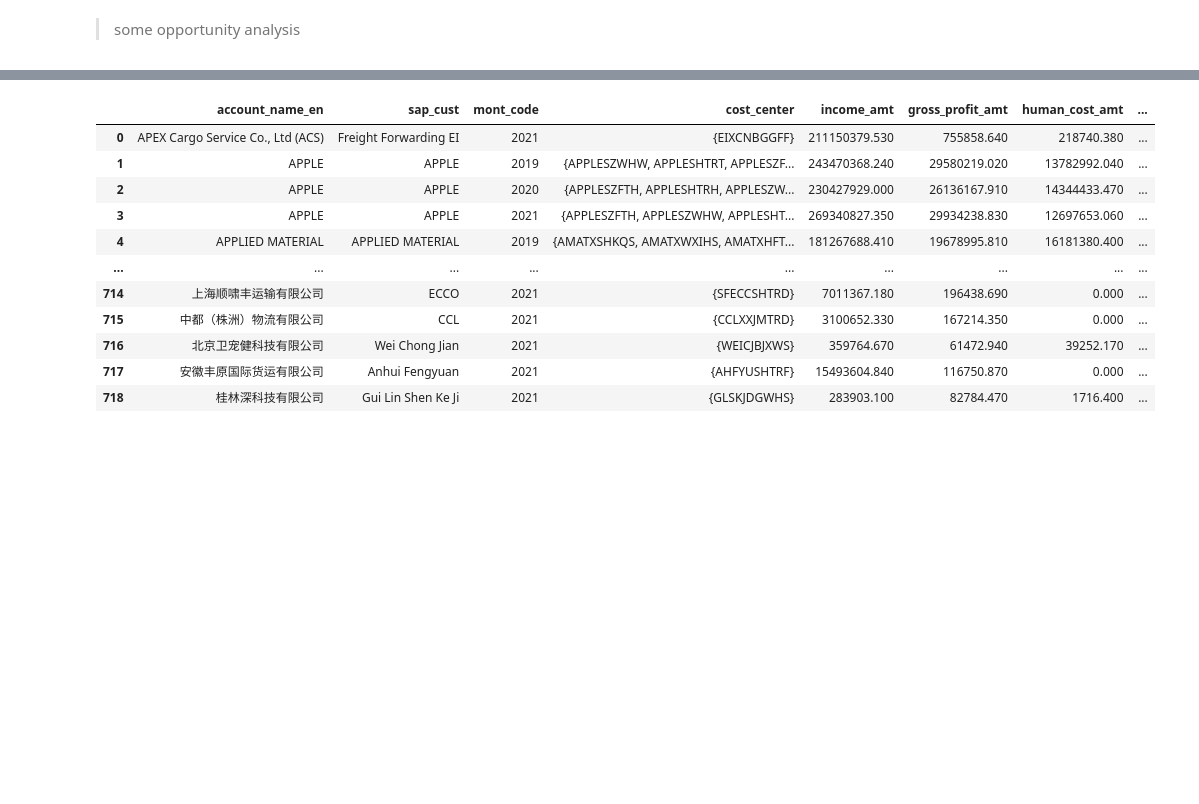
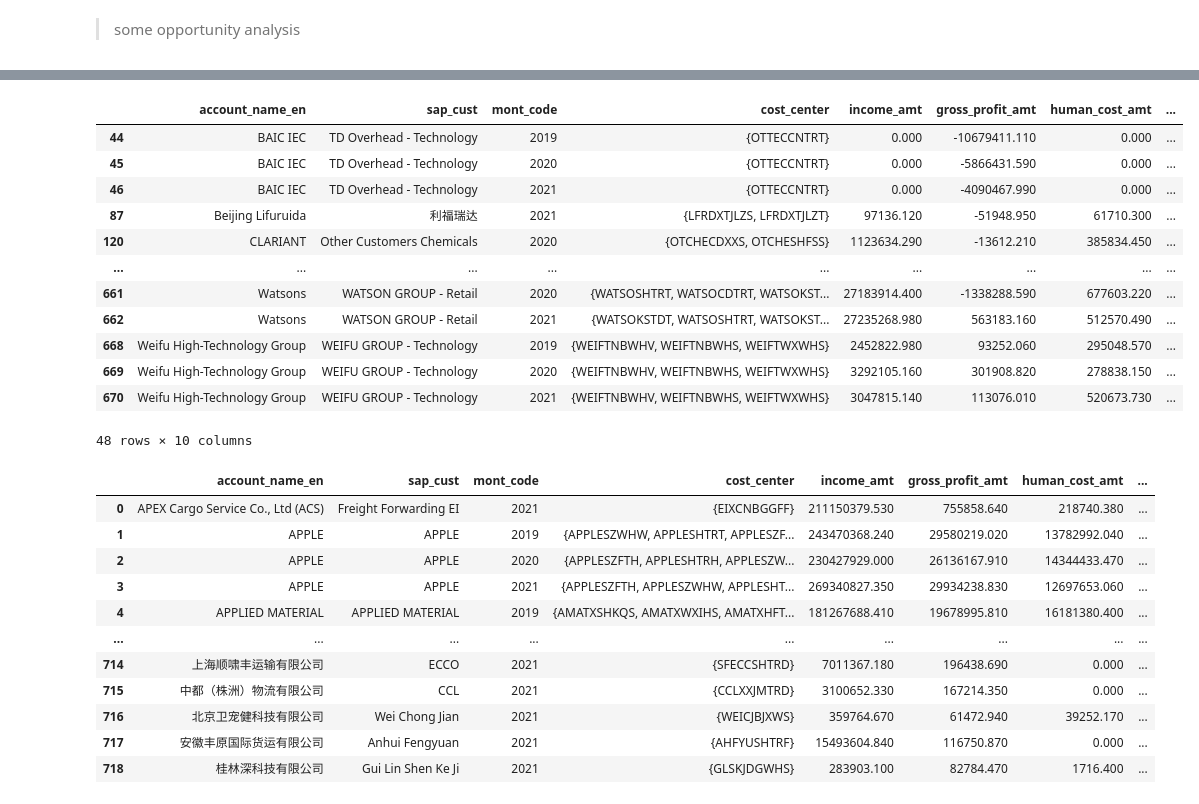
Before and after one commit to fyenne/play8_paint, a Jupyter notebook: pred.ipynb, the cells around one changed output, grey strips where cells are left out. Saved outputs shown, nothing was run; the diff lists cells and outputs as text; code cells hidden in the pictures; blank space fills up the shorter version.

```diff
--- a/pred.ipynb
+++ b/pred.ipynb
@@ -300,8 +356,10 @@ op2 = op2.drop(monlist, axis = 1 )
 # %%
 """
 多行op 匹配单行的sap
-时间节点要用 actual go live. 对应当月的sap财务状况.
+时间节点要用 actual go live 的yr. 对应当月的sap财务状况.
+
 """
-op_sap = op2.merge(
+sap['mont_code'] = sap['mont_code'].astype(int)
+op_sap = op_all.merge(
     sap, on = ['account_name_en', 'mont_code'], how = 'right'
-    ).sort_values(['account_name_en', 'mont_code'])
+    ).sort_values(['account_name_en', 'mont_code']);op_sap.shape
@@ -308,3 +378,19 @@ op_sap = op2.merge(
+# %%
+sap[sap.duplicated(['account_name_en', 'mont_code'])]
+# %% [output]
+|  | account_name_en | sap_cust | mont_code | cost_center | income_amt | gross_profit_amt | human_cost_amt | ... |
+| 44 | BAIC IEC | TD Overhead - Technology | 2019 | {OTTECCNTRT} | 0.000 | -10679411.110 | 0.000 | ... |
+| 45 | BAIC IEC | TD Overhead - Technology | 2020 | {OTTECCNTRT} | 0.000 | -5866431.590 | 0.000 | ... |
+| 46 | BAIC IEC | TD Overhead - Technology | 2021 | {OTTECCNTRT} | 0.000 | -4090467.990 | 0.000 | ... |
+| 87 | Beijing Lifuruida | 利福瑞达 | 2021 | {LFRDXTJLZS, LFRDXTJLZT} | 97136.120 | -51948.950 | 61710.300 | ... |
+| 120 | CLARIANT | Other Customers Chemicals | 2020 | {OTCHECDXXS, OTCHESHFSS} | 1123634.290 | -13612.210 | 385834.450 | ... |
+| ... | ... | ... | ... | ... | ... | ... | ... | ... |
+| 661 | Watsons | WATSON GROUP - Retail | 2020 | {WATSOSHTRT, WATSOCDTRT, WATSOKST... | 27183914.400 | -1338288.590 | 677603.220 | ... |
+| 662 | Watsons | WATSON GROUP - Retail | 2021 | {WATSOKSTDT, WATSOSHTRT, WATSOKST... | 27235268.980 | 563183.160 | 512570.490 | ... |
+| 668 | Weifu High-Technology Group | WEIFU GROUP - Technology | 2019 | {WEIFTNBWHV, WEIFTNBWHS, WEIFTWXWHS} | 2452822.980 | 93252.060 | 295048.570 | ... |
+| 669 | Weifu High-Technology Group | WEIFU GROUP - Technology | 2020 | {WEIFTNBWHV, WEIFTNBWHS, WEIFTWXWHS} | 3292105.160 | 301908.820 | 278838.150 | ... |
+| 670 | Weifu High-Technology Group | WEIFU GROUP - Technology | 2021 | {WEIFTNBWHV, WEIFTNBWHS, WEIFTWXWHS} | 3047815.140 | 113076.010 | 520673.730 | ... |
+48 rows × 10 columns
 # %%
 def fillna_(col, op_sap):
     name = 'prd_' + col
```
Also changed, not shown: parts of 19 cells of this notebook.
